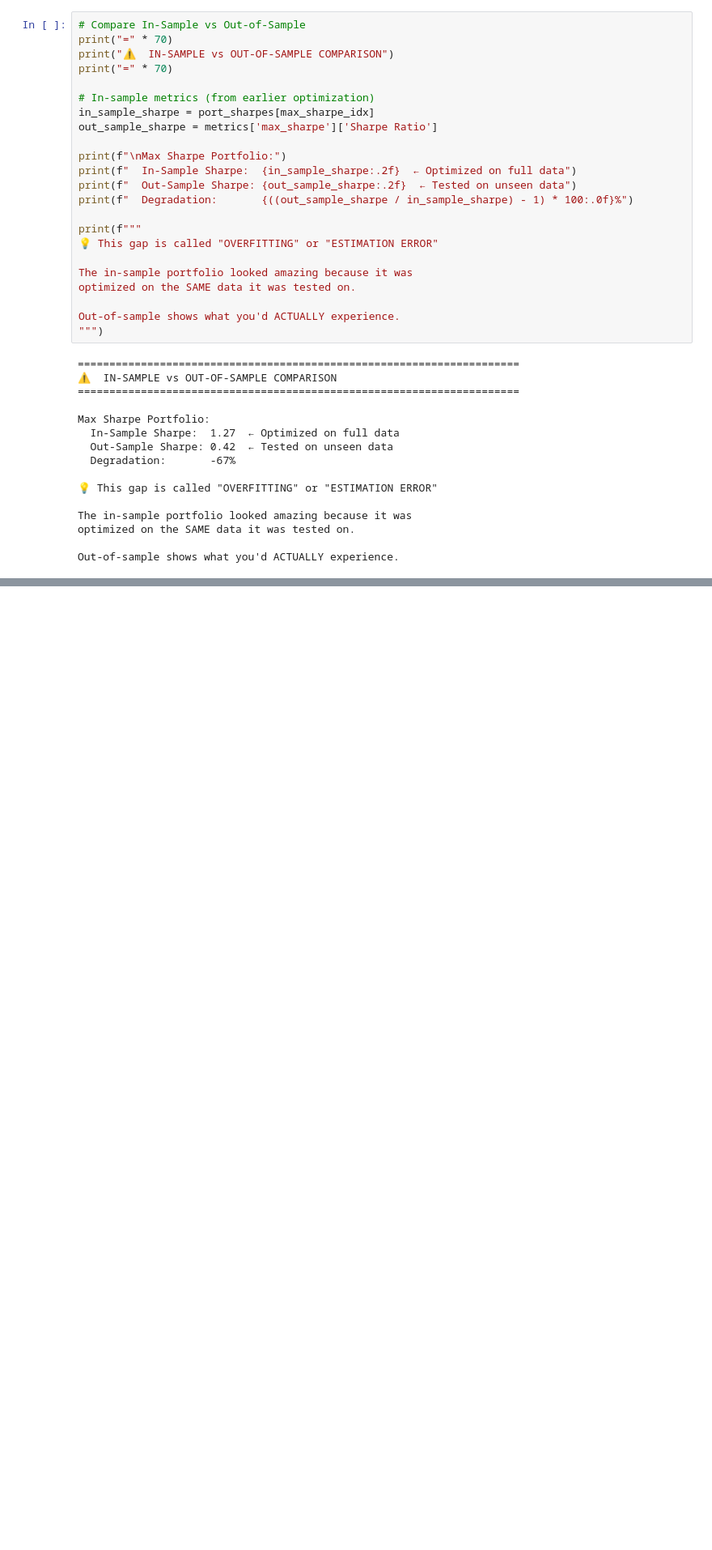
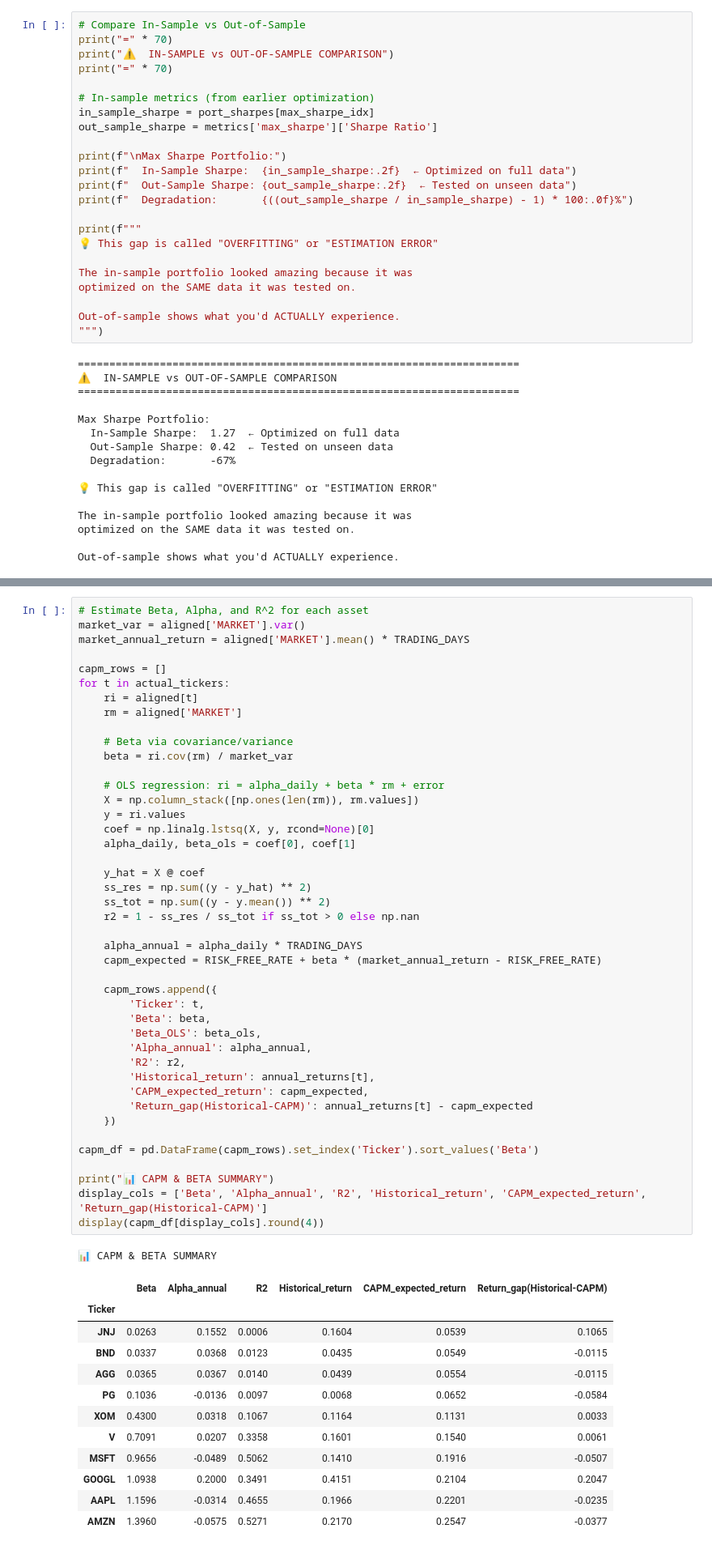
Before and after one commit to zakariabouy/PORTFOLIO-OPTIMIZER, a Jupyter notebook: Portfolio_Optimizer.ipynb, the cells around one changed output, grey strips where cells are left out. Shown at 81% size. Drawn from its saved outputs; the diff is of its cells as text; blank space fills up the shorter version.

```diff
--- a/Portfolio_Optimizer.ipynb
+++ b/Portfolio_Optimizer.ipynb
@@ -967,0 +1083,57 @@ You're no longer a Markowitz beginner. You're starting to think like a quant.
+# %%
+# Estimate Beta, Alpha, and R^2 for each asset
+market_var = aligned['MARKET'].var()
+market_annual_return = aligned['MARKET'].mean() * TRADING_DAYS
+
+capm_rows = []
+for t in actual_tickers:
+    ri = aligned[t]
+    rm = aligned['MARKET']
+
+    # Beta via covariance/variance
+    beta = ri.cov(rm) / market_var
+
+    # OLS regression: ri = alpha_daily + beta * rm + error
+    X = np.column_stack([np.ones(len(rm)), rm.values])
+    y = ri.values
+    coef = np.linalg.lstsq(X, y, rcond=None)[0]
+    alpha_daily, beta_ols = coef[0], coef[1]
+
+    y_hat = X @ coef
+    ss_res = np.sum((y - y_hat) ** 2)
+    ss_tot = np.sum((y - y.mean()) ** 2)
+    r2 = 1 - ss_res / ss_tot if ss_tot > 0 else np.nan
+
+    alpha_annual = alpha_daily * TRADING_DAYS
+    capm_expected = RISK_FREE_RATE + beta * (market_annual_return - RISK_FREE_RATE)
+
+    capm_rows.append({
+        'Ticker': t,
+        'Beta': beta,
+        'Beta_OLS': beta_ols,
+        'Alpha_annual': alpha_annual,
+        'R2': r2,
+        'Historical_return': annual_returns[t],
+        'CAPM_expected_return': capm_expected,
+        'Return_gap(Historical-CAPM)': annual_returns[t] - capm_expected
+    })
+
+capm_df = pd.DataFrame(capm_rows).set_index('Ticker').sort_values('Beta')
+
+print("📊 CAPM & BETA SUMMARY")
+display_cols = ['Beta', 'Alpha_annual', 'R2', 'Historical_return', 'CAPM_expected_return', 'Return_gap(Historical-CAPM)']
+display(capm_df[display_cols].round(4))
+# %% [output]
+📊 CAPM & BETA SUMMARY
+|  | Beta | Alpha_annual | R2 | Historical_return | CAPM_expected_return | Return_gap(Historical-CAPM) |
+| Ticker |  |  |  |  |  |  |
+| JNJ | 0.0263 | 0.1552 | 0.0006 | 0.1604 | 0.0539 | 0.1065 |
+| BND | 0.0337 | 0.0368 | 0.0123 | 0.0435 | 0.0549 | -0.0115 |
+| AGG | 0.0365 | 0.0367 | 0.0140 | 0.0439 | 0.0554 | -0.0115 |
+| PG | 0.1036 | -0.0136 | 0.0097 | 0.0068 | 0.0652 | -0.0584 |
+| XOM | 0.4300 | 0.0318 | 0.1067 | 0.1164 | 0.1131 | 0.0033 |
+| V | 0.7091 | 0.0207 | 0.3358 | 0.1601 | 0.1540 | 0.0061 |
+| MSFT | 0.9656 | -0.0489 | 0.5062 | 0.1410 | 0.1916 | -0.0507 |
+| GOOGL | 1.0938 | 0.2000 | 0.3491 | 0.4151 | 0.2104 | 0.2047 |
+| AAPL | 1.1596 | -0.0314 | 0.4655 | 0.1966 | 0.2201 | -0.0235 |
+| AMZN | 1.3960 | -0.0575 | 0.5271 | 0.2170 | 0.2547 | -0.0377 |
```
Also changed, not shown: parts of 47 cells of this notebook, 1 other file.
